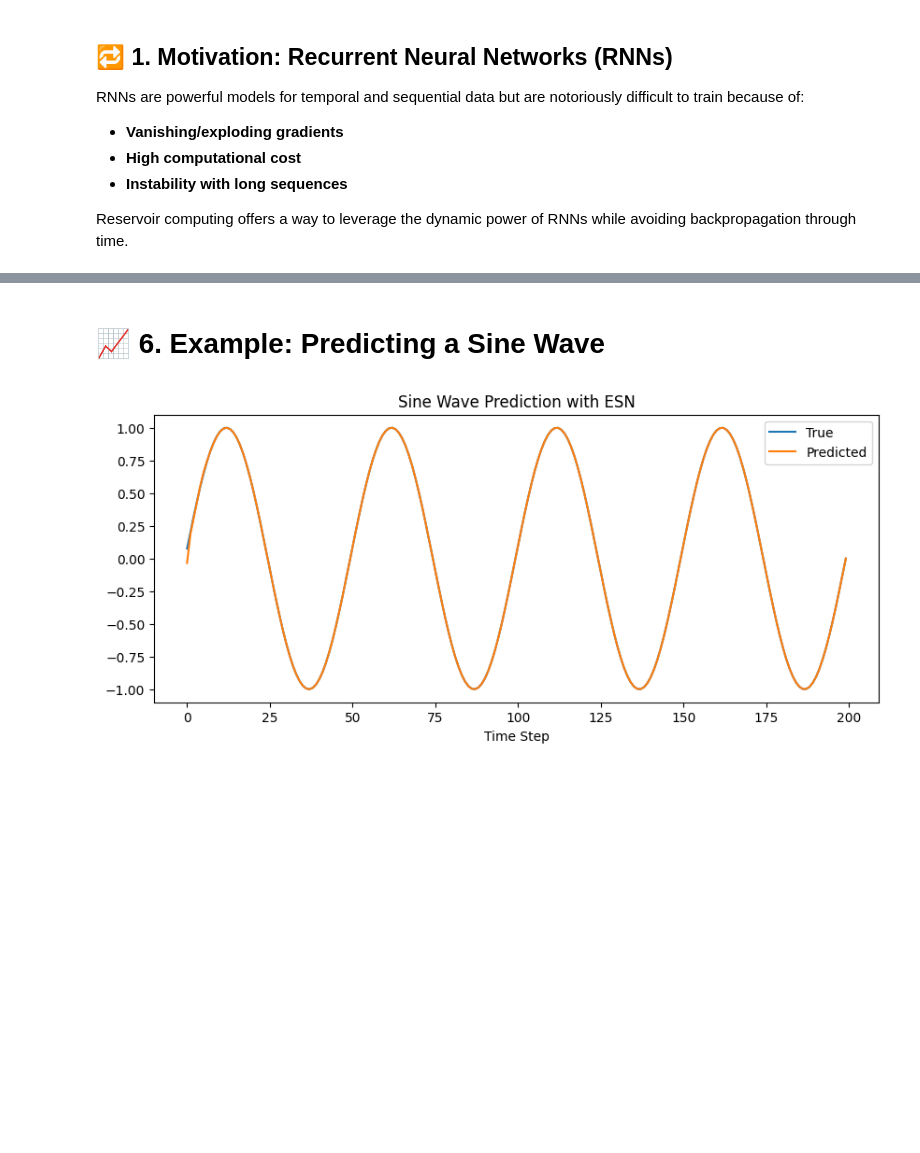
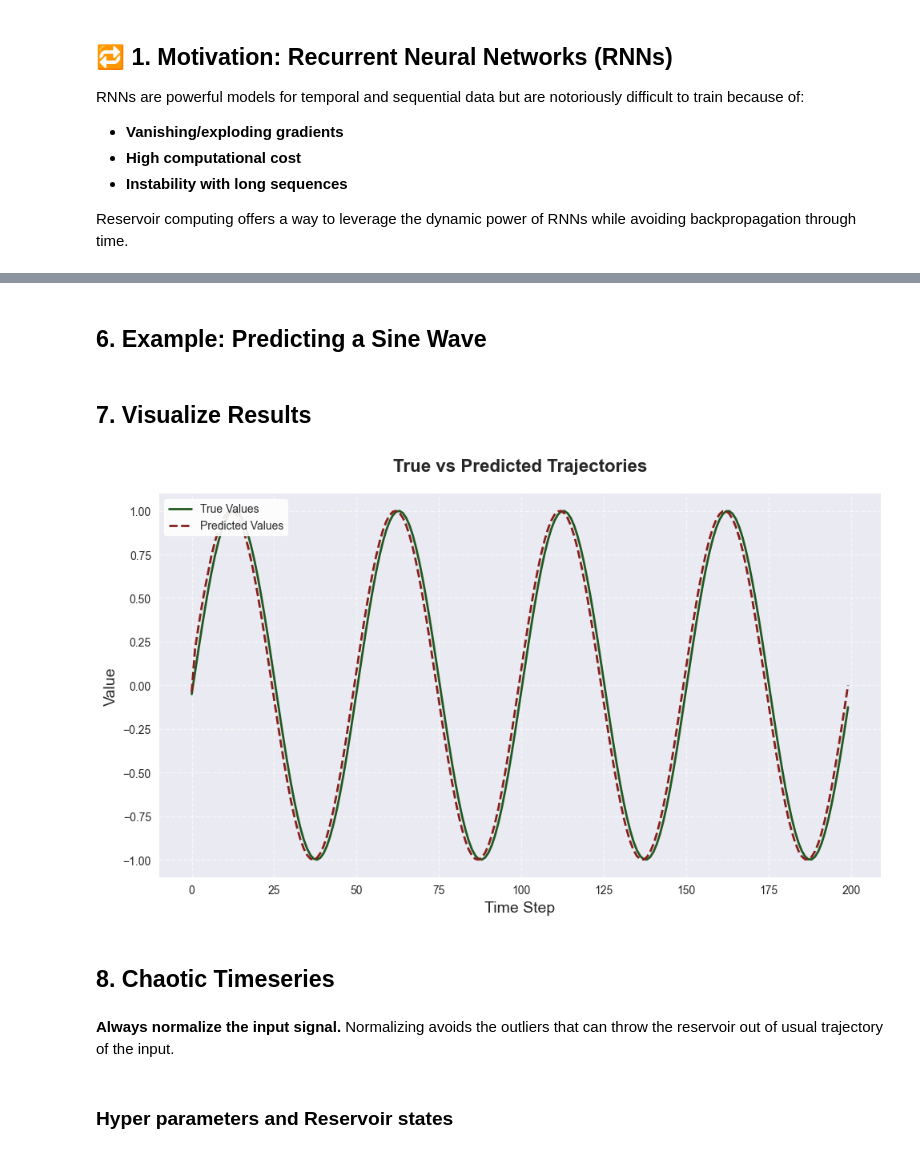
Before and after one commit to jaychotaliya987/Lecture, a Jupyter notebook: 5.Reservoir_computing.ipynb, the cells around one changed output, grey strips where cells are left out. Drawn from its saved outputs; the diff is of its cells as text; code cells hidden in the pictures; blank space fills up the shorter version.

Commit message:
Reservoir Computing Lecture

```diff
--- a/5.Reservoir_computing.ipynb
+++ b/5.Reservoir_computing.ipynb
@@ -78,7 +122,7 @@ class ESN:
             preds.append(y)
         return np.array(preds)
 # %% [markdown]
-# 📈 6. Example: Predicting a Sine Wave
+## 6. Example: Predicting a Sine Wave
 # %%
 timesteps = 500
 t = np.linspace(0, 20 * np.pi, timesteps)
@@ -96,14 +140,14 @@ test_output = signal[train_len:]
 esn = ESN(n_input=1, n_reservoir=100, n_output=1, spectral_radius=0.95)
 esn.fit(train_input, train_output)
 predicted = esn.predict(test_input)
-# %%
-# 📊 8. Visualize Results
-plt.figure(figsize=(10, 4))
-plt.plot(range(test_len), test_output, label="True")
-plt.plot(range(test_len), predicted, label="Predicted")
-plt.title("Sine Wave Prediction with ESN")
-plt.xlabel("Time Step")
-plt.legend()
-plt.show()
-# %% [output]
-[figure, removed]
+# %% [markdown]
+## 7. Visualize Results
+# %%
+from helper_functions import plot_trajectories
+
+plt = plot_trajectories(test_input, predicted)
+plt.show()
+# %% [output]
+[figure, added]
+# %% [markdown]
+## 8. Chaotic Timeseries
@@ -109,0 +162,2 @@ plt.show()
+# %% [markdown]
+**Always normalize the input signal.** Normalizing avoids the outliers that can throw the reservoir out of usual trajectory of the input.
@@ -109,0 +174,2 @@ plt.show()
+# %% [markdown]
+### Hyper parameters and Reservoir states
```
Also changed, not shown: parts of 44 cells of this notebook, 10 other files.
